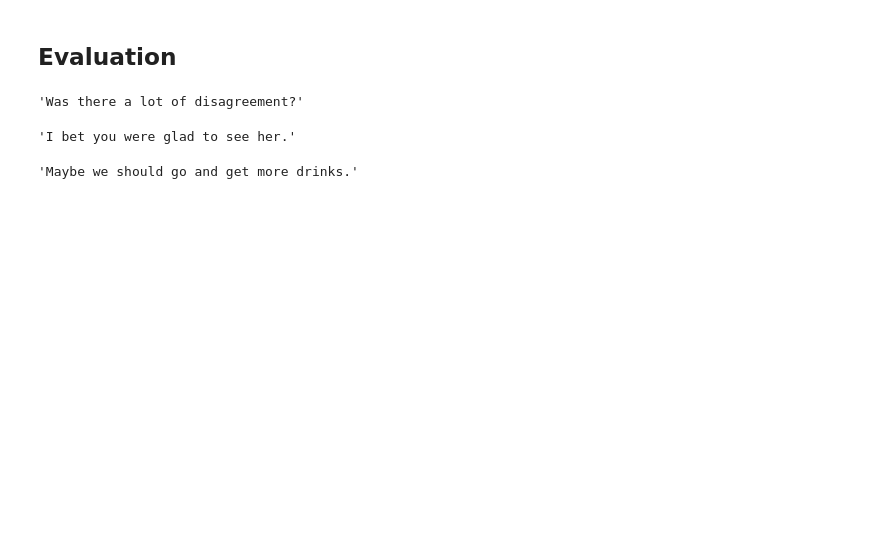
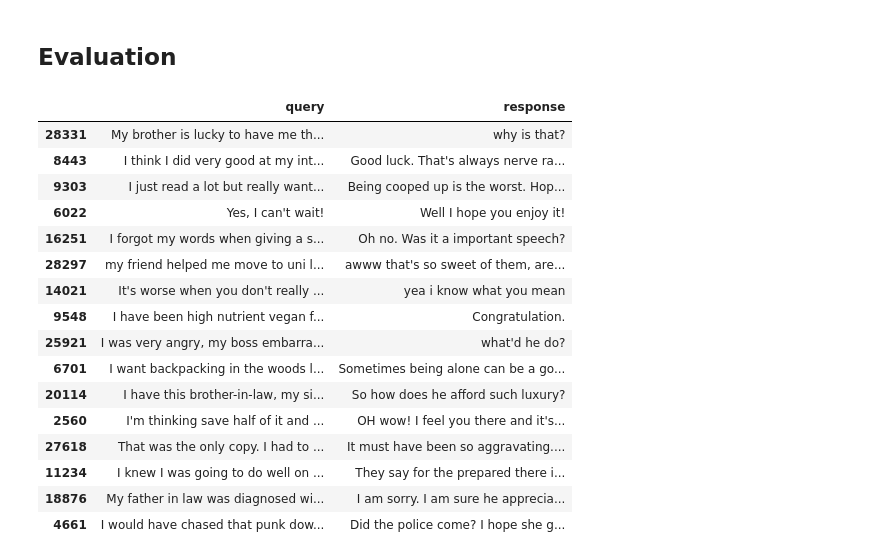
Before and after one commit to baasitsharief/EDG_DeepRL, a Jupyter notebook: ndesai2_prajvala_baasitsh_Final_Project.ipynb, the cells around one changed output. Drawn from its saved outputs; the diff is of its cells as text; code cells hidden in the pictures; blank space fills up the shorter version.

```diff
--- a/ndesai2_prajvala_baasitsh_Final_Project.ipynb
+++ b/ndesai2_prajvala_baasitsh_Final_Project.ipynb
@@ -277,12 +281,12 @@ new_df
 | 29666 | It is soooo awesome. We have been... | That is awesome!!!! Congratulations! |
 29667 rows × 2 columns
 # %%
-ppo_config = {"steps": 1000,
-    "batch_size": 8,
-    "forward_batch_size": 8,
+ppo_config = {"steps": 400,
+    "batch_size": 4,
+    "forward_batch_size": 4,
     "ppo_epochs": 4,
     "init_kl_coef":0.2,
-    "target": 2,
+    "target": 6,
     "horizon":10000,
     "gamma":0.95,
     "vf_coef":.1}
@@ -299,7 +300,7 @@ Syncing run run2 to Weights & Biases (docs).
 <wandb.sdk.wandb_run.Run at 0x...>
 # %%
-## Offline learning
-dataset = new_df # processed dataset
+# Offline learning
+# processed dataset
 
 def train(df, ppo_config):
   ppo_trainer = PPOTrainer(gpt2_model, gpt2_model_ref, **ppo_config)
@@ -333,8 +334,7 @@ def train(df, ppo_config):
 
     rewards = []
     for i in range(int(ppo_config['batch_size'])):
-      # print(f"query: {game_data['query'][i]}, generated_response: {game_data['response'][i]}, original_response: {df_batch['response'].iloc[i]}")
-      res = calc_reward([game_data['query'][i]], [game_data['response'][i]], tokenizer, [df_batch['response'].iloc[i]])
+      res = calc_reward([game_data['query'][i]], [game_data['response'][i]], tokenizer, [df_batch['response'].iloc[i]], True)
       # print(res)
       rewards.append(res)
     rewards = torch.from_numpy(np.array(rewards))
@@ -353,4 +353,4 @@ def train(df, ppo_config):
     logs['env/reward_dist'] = rewards.cpu().numpy()
     wandb.log(logs)
 # %%
-train(new_df[:200], ppo_config)
+train(new_df, ppo_config)
@@ -357,2 +359,4 @@ train(new_df[:200], ppo_config)
 # %% [markdown]
 ## Evaluation
+# %%
+test_samples = new_df.sample(16)
@@ -359,14 +365,22 @@ train(new_df[:200], ppo_config)
 # %%
 new_upg_conv = Conversation(gpt2_model, tokenizer_dict)
-# %%
-new_upg_conv.step("I remember going to see the fireworks with my best friend. It was the first time we ever spent time alone together. Although there was a lot of people, we felt like the only people in the world.")
-# %% [output]
-'Was there a lot of disagreement?'
-# %%
-new_upg_conv.step("This was a best friend. I miss her.")
-# %% [output]
-'I bet you were glad to see her.'
-# %%
-new_upg_conv.step("We no longer talk.")
-# %% [output]
-'Maybe we should go and get more drinks.'
+# %%
+test_samples
+# %% [output]
+|  | query | response |
+| 28331 | My brother is lucky to have me th... | why is that? |
+| 8443 | I think I did very good at my int... | Good luck. That's always nerve ra... |
+| 9303 | I just read a lot but really want... | Being cooped up is the worst. Hop... |
+| 6022 | Yes, I can't wait! | Well I hope you enjoy it! |
+| 16251 | I forgot my words when giving a s... | Oh no. Was it a important speech? |
+| 28297 | my friend helped me move to uni l... | awww that's so sweet of them, are... |
+| 14021 | It's worse when you don't really ... | yea i know what you mean |
+| 9548 | I have been high nutrient vegan f... | Congratulation. |
+| 25921 | I was very angry, my boss embarra... | what'd he do? |
+| 6701 | I want backpacking in the woods l... | Sometimes being alone can be a go... |
+| 20114 | I have this brother-in-law, my si... | So how does he afford such luxury? |
+| 2560 | I'm thinking save half of it and ... | OH wow! I feel you there and it's... |
+| 27618 | That was the only copy. I had to ... | It must have been so aggravating.... |
+| 11234 | I knew I was going to do well on ... | They say for the prepared there i... |
+| 18876 | My father in law was diagnosed wi... | I am sorry. I am sure he apprecia... |
+| 4661 | I would have chased that punk dow... | Did the police come? I hope she g... |
```
Also changed, not shown: parts of 28 cells of this notebook.
